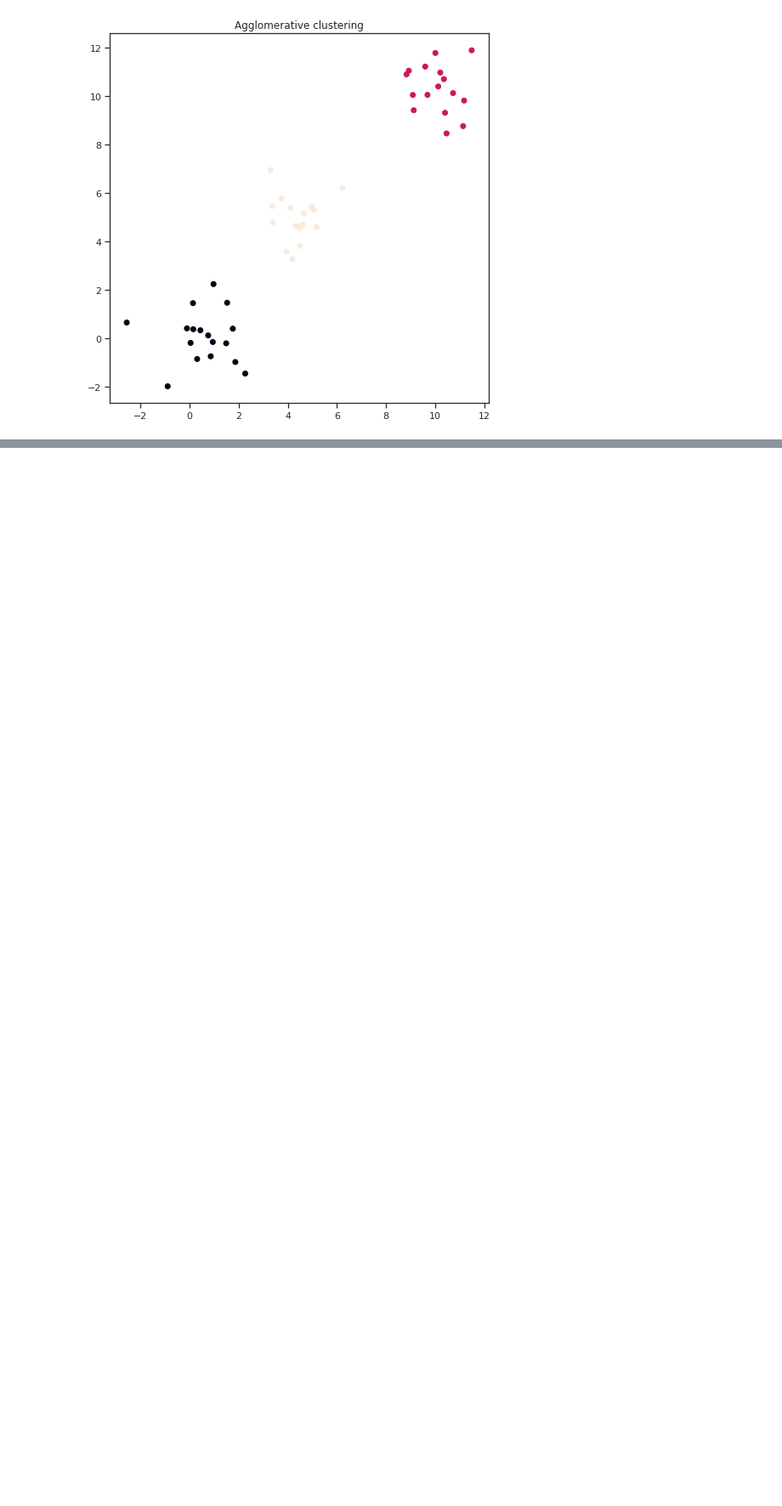
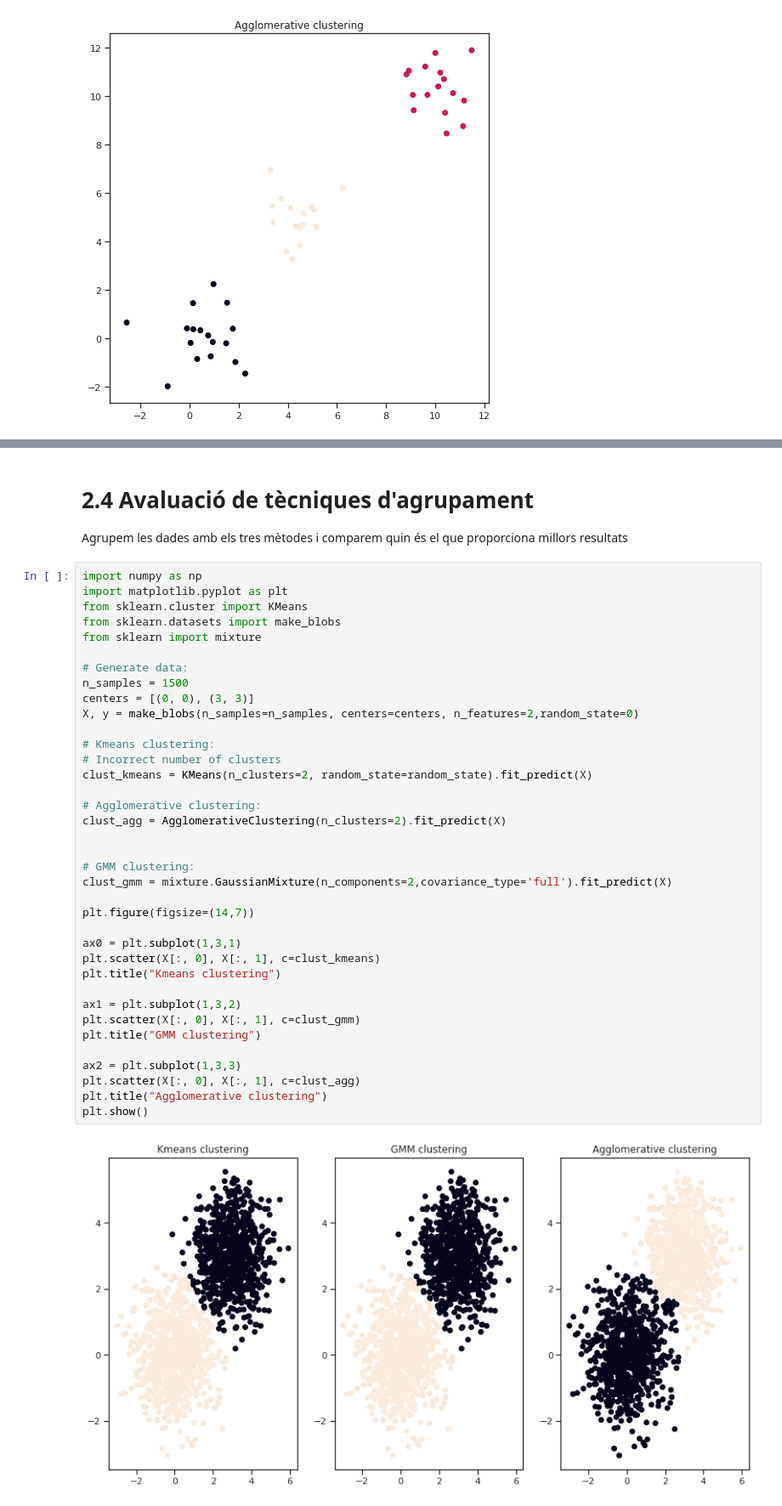
Before and after one commit to raulbenitez/introAI_ICE, a Jupyter notebook: Tema2_Tècniques_d'agrupament.ipynb, the cells around one changed output, grey strips where cells are left out. Shown at 85% size. Cells and saved outputs as stored; diff of their text form; blank space fills up the shorter version.

```diff
--- a/Tema2_Tècniques_d'agrupament.ipynb
+++ b/Tema2_Tècniques_d'agrupament.ipynb
@@ -240,0 +343,43 @@ plt.show()
+# %% [markdown]
+# 2.4 Avaluació de tècniques d'agrupament
+
+Agrupem les dades amb els tres mètodes i comparem quin és el que proporciona millors resultats
+# %%
+import numpy as np
+import matplotlib.pyplot as plt
+from sklearn.cluster import KMeans
+from sklearn.datasets import make_blobs
+from sklearn import mixture
+
+# Generate data:
+n_samples = 1500
+centers = [(0, 0), (3, 3)]
+X, y = make_blobs(n_samples=n_samples, centers=centers, n_features=2,random_state=0)
+
+# Kmeans clustering:
+# Incorrect number of clusters
+clust_kmeans = KMeans(n_clusters=2, random_state=random_state).fit_predict(X)
+
+# Agglomerative clustering:
+clust_agg = AgglomerativeClustering(n_clusters=2).fit_predict(X)
+
+
+# GMM clustering:
+clust_gmm = mixture.GaussianMixture(n_components=2,covariance_type='full').fit_predict(X)
+
+plt.figure(figsize=(14,7))
+
+ax0 = plt.subplot(1,3,1)
+plt.scatter(X[:, 0], X[:, 1], c=clust_kmeans)
+plt.title("Kmeans clustering")
+
+ax1 = plt.subplot(1,3,2)
+plt.scatter(X[:, 0], X[:, 1], c=clust_gmm)
+plt.title("GMM clustering")
+
+ax2 = plt.subplot(1,3,3)
+plt.scatter(X[:, 0], X[:, 1], c=clust_agg)
+plt.title("Agglomerative clustering")
+plt.show()
+# %% [output]
+[figure, added]
```
Also changed, not shown: parts of 10 cells of this notebook.
